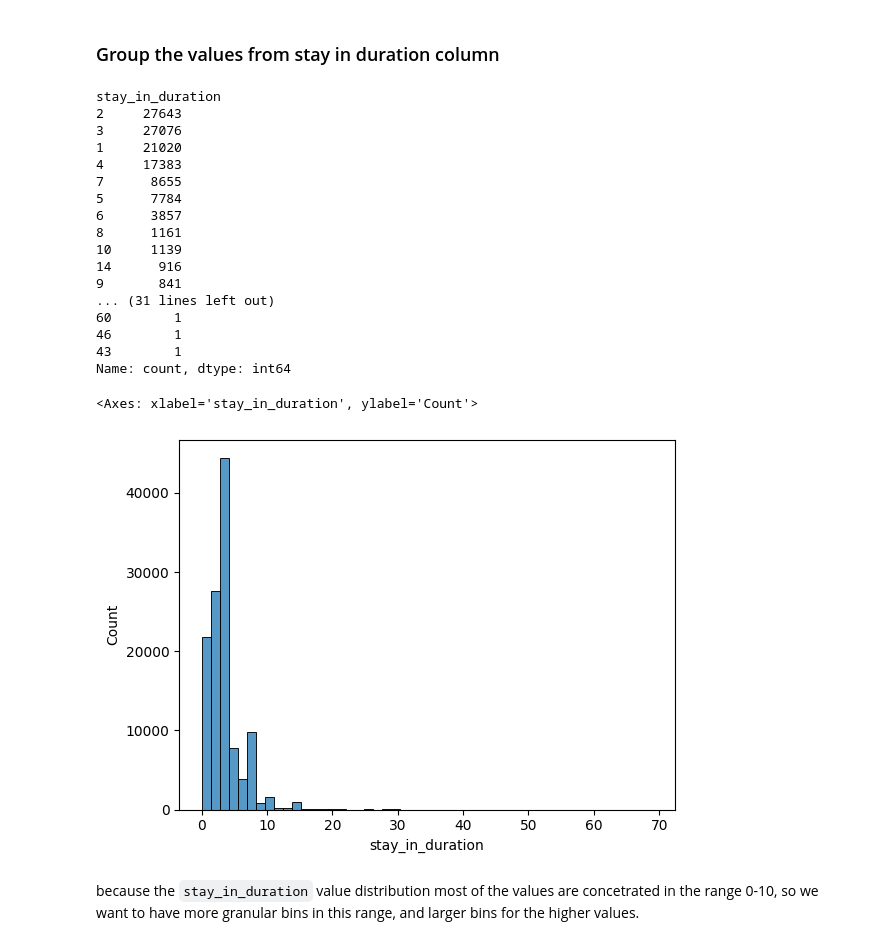
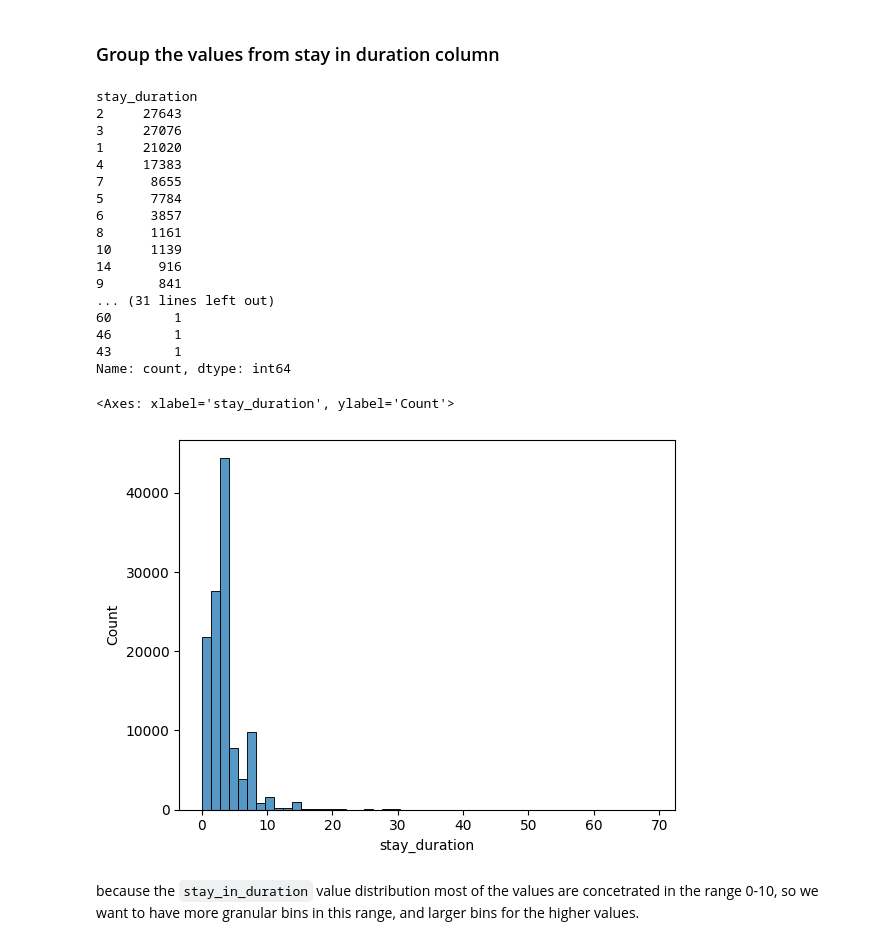
Before and after one commit to azaryasph/Investigate-Hotel-Business-Using-Data-Visualization, a Jupyter notebook: notebook/mini_project2_notebook.ipynb, the cells around one changed output. Saved outputs shown, nothing was run; the diff lists cells and outputs as text; code cells hidden in the pictures.

```diff
--- a/notebook/mini_project2_notebook.ipynb
+++ b/notebook/mini_project2_notebook.ipynb
@@ -420,13 +420,13 @@ plt.show()
 ### Create a new column contains stay in duration
 # %%
 # Create a new column 'stay_in_duration' by adding the 'stays_in_weekend_nights' and 'stays_in_weekdays_nights' columns
-dfx['stay_in_duration'] = dfx['stays_in_weekdays_nights'] + dfx['stays_in_weekend_nights']
+dfx['stay_duration'] = dfx['stays_in_weekdays_nights'] + dfx['stays_in_weekend_nights']
 # %% [markdown]
 ### Group the values from stay in duration column
 # %%
-dfx.stay_in_duration.value_counts()
+dfx.stay_duration.value_counts()
 # %% [output]
-stay_in_duration
+stay_duration
 2     27643
 3     27076
 1     21020
@@ -444,10 +444,10 @@ stay_in_duration
 43        1
 Name: count, dtype: int64
 # %%
-sns.histplot(dfx['stay_in_duration'], bins=50)
+sns.histplot(dfx['stay_duration'], bins=50)
 # %% [output]
-<Axes: xlabel='stay_in_duration', ylabel='Count'>
+<Axes: xlabel='stay_duration', ylabel='Count'>
-[figure, old version]
+[figure, new version]
 # %% [markdown]
 because the `stay_in_duration` value distribution most of the values are concetrated in the range 0-10, so we want to have more granular bins in this range, and larger bins for the higher values.
 # %%
```
Also changed, not shown: parts of 12 cells of this notebook.
